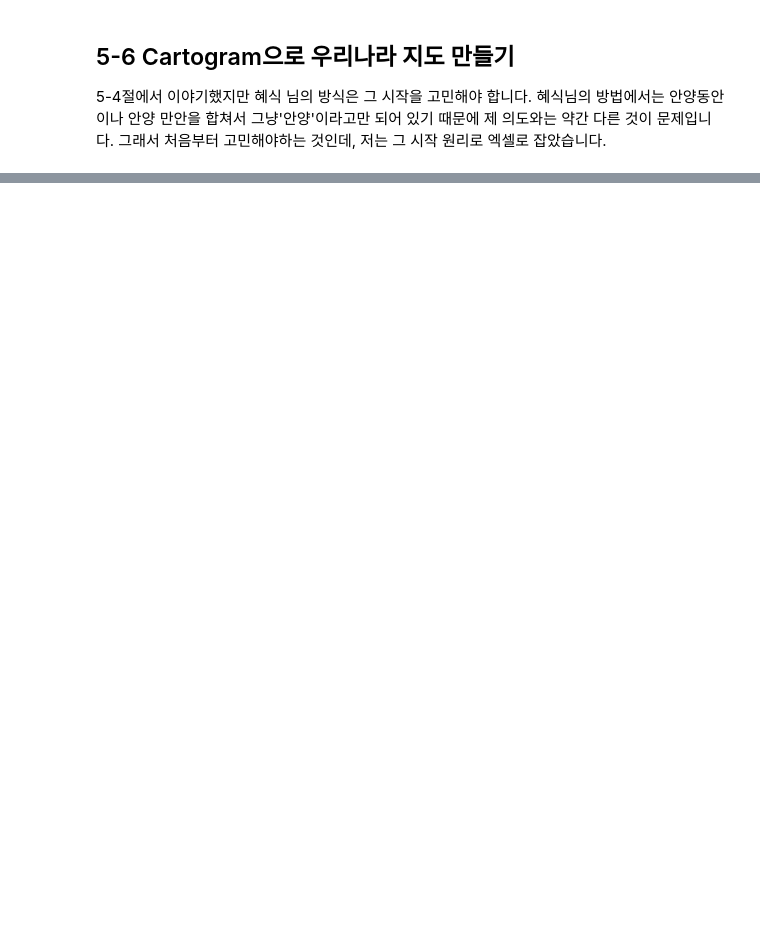
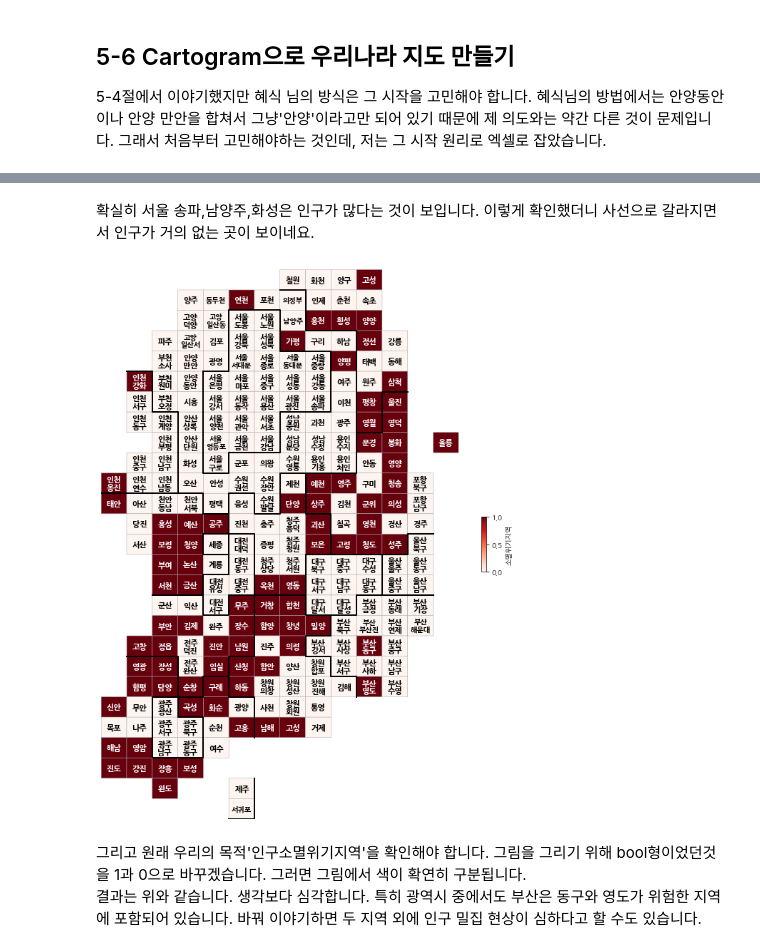
Before and after one commit to choiuikang/data_python, a Jupyter notebook: chapter-5.ipynb, the cells around one changed output, grey strips where cells are left out. Saved outputs shown, nothing was run; the diff lists cells and outputs as text; code cells hidden in the pictures; blank space fills up the shorter version.

```diff
--- a/chapter-5.ipynb
+++ b/chapter-5.ipynb
@@ -367,0 +577,10 @@ pop.head()
+# %% [markdown]
+확실히 서울 송파,남양주,화성은 인구가 많다는 것이 보입니다. 이렇게 확인했더니 사선으로 갈라지면서 인구가 거의 없는 곳이 보이네요.
+# %%
+pop['소멸위기지역'] = [1 if con else 0 for con in pop['소멸위기지역']]
+drawKorea('소멸위기지역', pop, 'Reds')
+# %% [output]
+[figure, added]
+# %% [markdown]
+그리고 원래 우리의 목적'인구소멸위기지역'을 확인해야 합니다. 그림을 그리기 위해 bool형이었던것을 1과 0으로 바꾸겠습니다. 그러면 그림에서 색이 확연히 구분됩니다.<br>
+결과는 위와 같습니다. 생각보다 심각합니다. 특히 광역시 중에서도 부산은 동구와 영도가 위험한 지역에 포함되어 있습니다. 바꿔 이야기하면 두 지역 외에 인구 밀집 현상이 심하다고 할 수도 있습니다.
```
Also changed, not shown: parts of 25 cells of this notebook.
